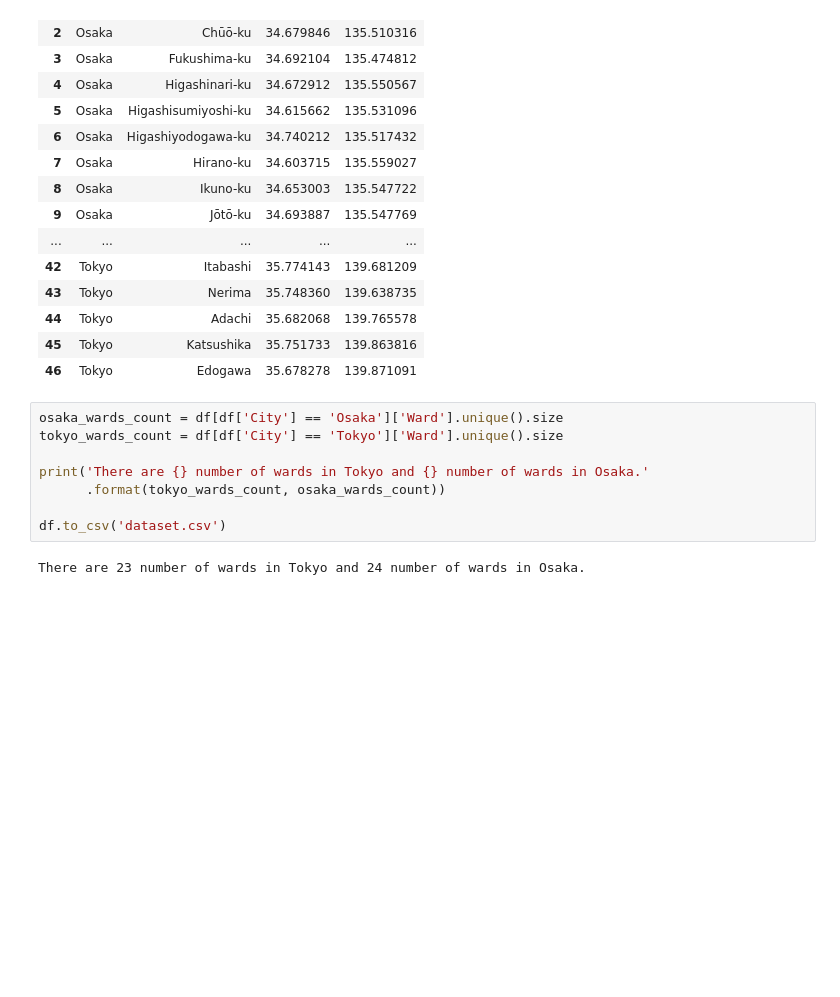
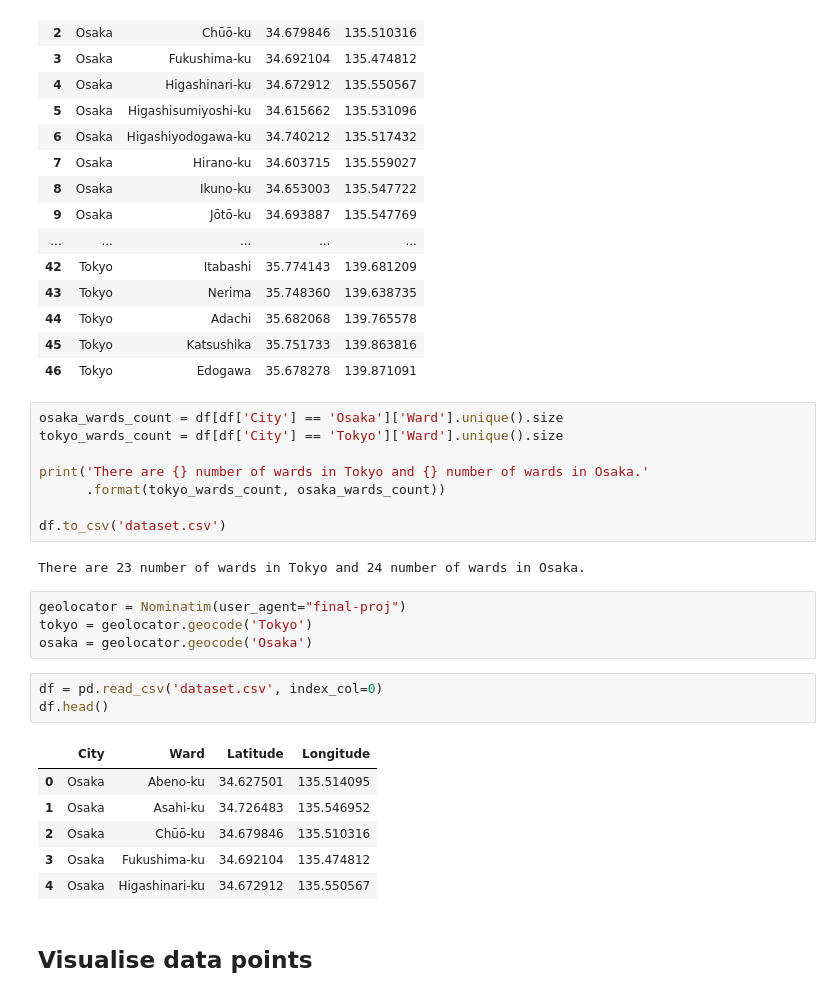
Before and after one commit to dsychin/Coursera_Capstone, a Jupyter notebook: Tokyo_vs_Osaka.ipynb, the cells around one changed output. Drawn from its saved outputs; the diff is of its cells as text; blank space fills up the shorter version.

```diff
--- a/Tokyo_vs_Osaka.ipynb
+++ b/Tokyo_vs_Osaka.ipynb
@@ -105,6 +105,22 @@ print('There are {} number of wards in Tokyo and {} number of wards in Osaka.'
 df.to_csv('dataset.csv')
 # %% [output]
 There are 23 number of wards in Tokyo and 24 number of wards in Osaka.
+# %%
+geolocator = Nominatim(user_agent="final-proj")
+tokyo = geolocator.geocode('Tokyo')
+osaka = geolocator.geocode('Osaka')
+# %%
+df = pd.read_csv('dataset.csv', index_col=0)
+df.head()
+# %% [output]
+|  | City | Ward | Latitude | Longitude |
+| 0 | Osaka | Abeno-ku | 34.627501 | 135.514095 |
+| 1 | Osaka | Asahi-ku | 34.726483 | 135.546952 |
+| 2 | Osaka | Chūō-ku | 34.679846 | 135.510316 |
+| 3 | Osaka | Fukushima-ku | 34.692104 | 135.474812 |
+| 4 | Osaka | Higashinari-ku | 34.672912 | 135.550567 |
+# %% [markdown]
+## Visualise data points
 # %%
 import folium
 
```
Also changed, not shown: parts of 4 cells of this notebook, 2 other files.
